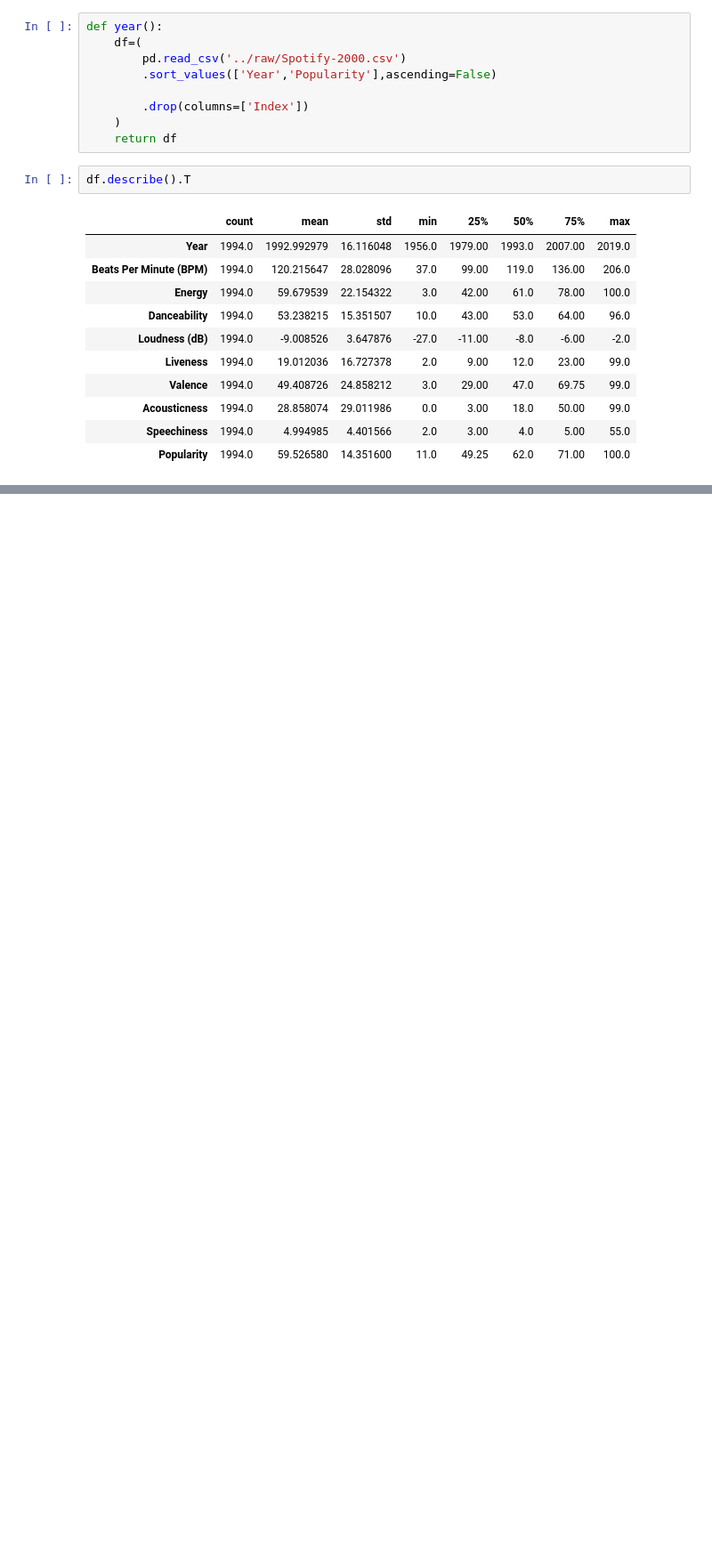
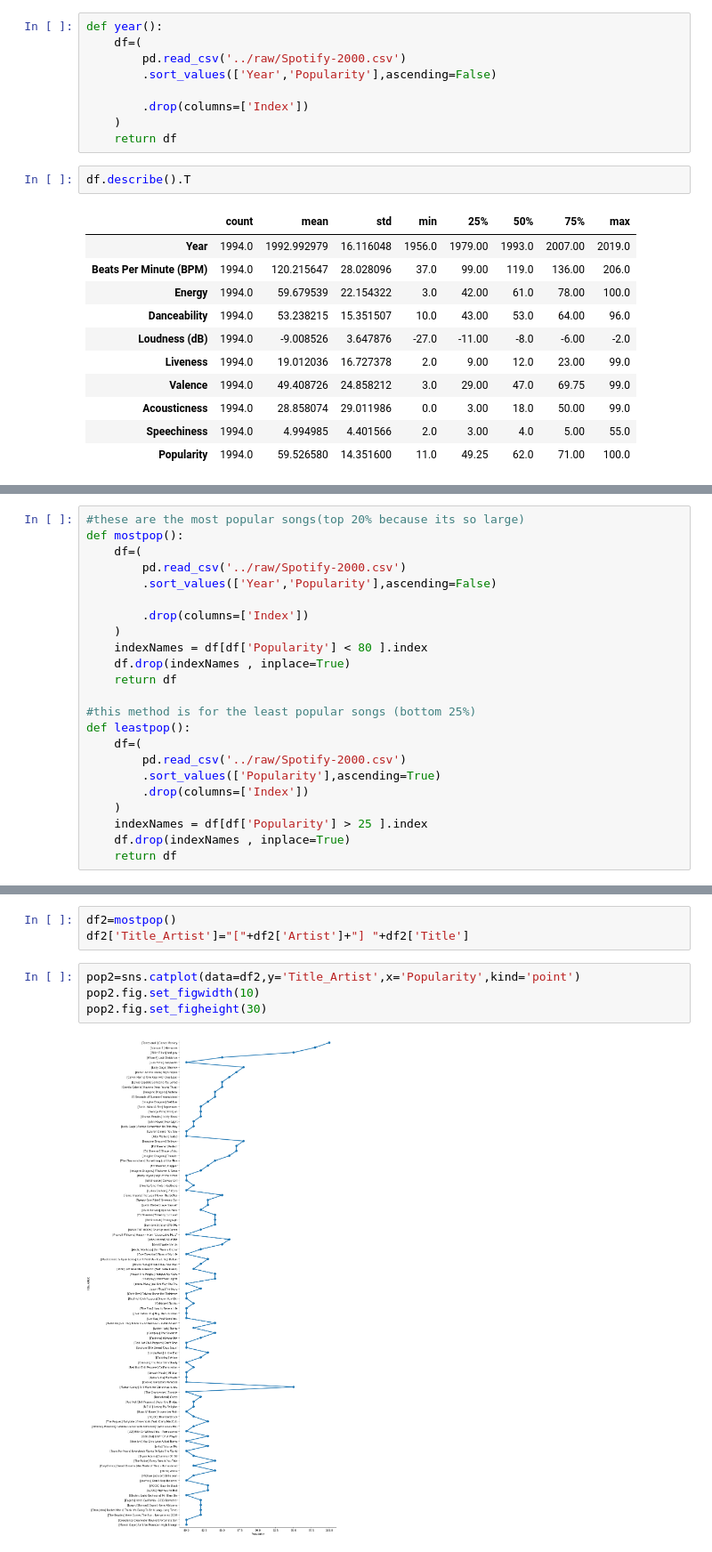
Before and after one commit to data301-2020-winter1/course-project-group_112, a Jupyter notebook: data/processed/Cleaned.ipynb, the cells around one changed output, grey strips where cells are left out. Shown at 89% size. Saved outputs shown, nothing was run; the diff lists cells and outputs as text; blank space fills up the shorter version.

```diff
--- a/data/processed/Cleaned.ipynb
+++ b/data/processed/Cleaned.ipynb
@@ -56,0 +64,23 @@ df1.xlim(2000,2019)
+# %%
+#these are the most popular songs(top 20% because its so large)
+def mostpop():
+    df=(
+        pd.read_csv('../raw/Spotify-2000.csv')
+        .sort_values(['Year','Popularity'],ascending=False)
+
+        .drop(columns=['Index'])
+    )
+    indexNames = df[df['Popularity'] < 80 ].index
+    df.drop(indexNames , inplace=True)
+    return df
+
+#this method is for the least popular songs (bottom 25%)
+def leastpop():
+    df=(
+        pd.read_csv('../raw/Spotify-2000.csv')
+        .sort_values(['Popularity'],ascending=True)
+        .drop(columns=['Index'])
+    )
+    indexNames = df[df['Popularity'] > 25 ].index
+    df.drop(indexNames , inplace=True)
+    return df
@@ -56,0 +112,9 @@ df1.xlim(2000,2019)
+# %%
+df2=mostpop()
+df2['Title_Artist']="["+df2['Artist']+"] "+df2['Title']
+# %%
+pop2=sns.catplot(data=df2,y='Title_Artist',x='Popularity',kind='point')
+pop2.fig.set_figwidth(10)
+pop2.fig.set_figheight(30)
+# %% [output]
+[figure, added]
```
Also changed, not shown: parts of 11 cells of this notebook.
